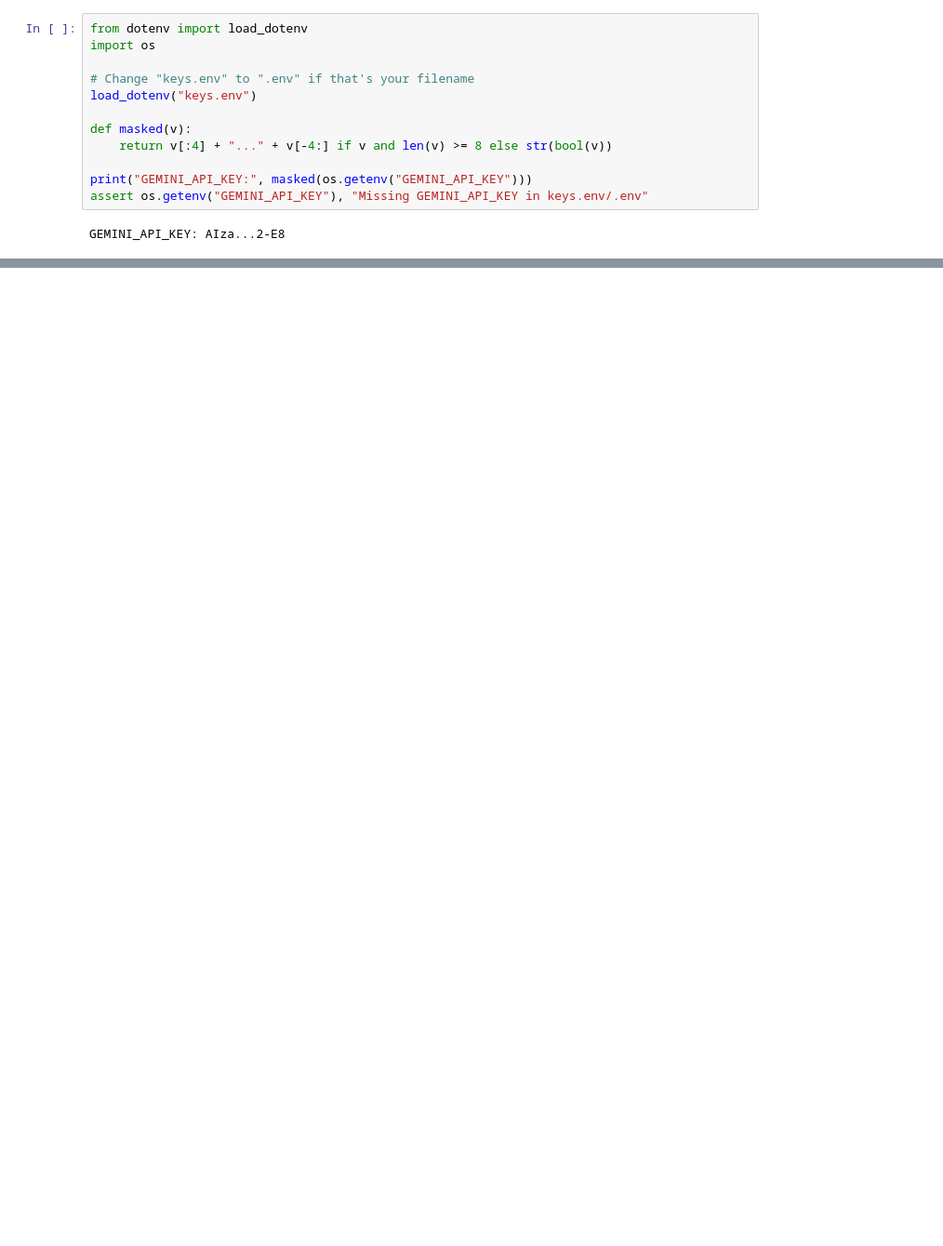
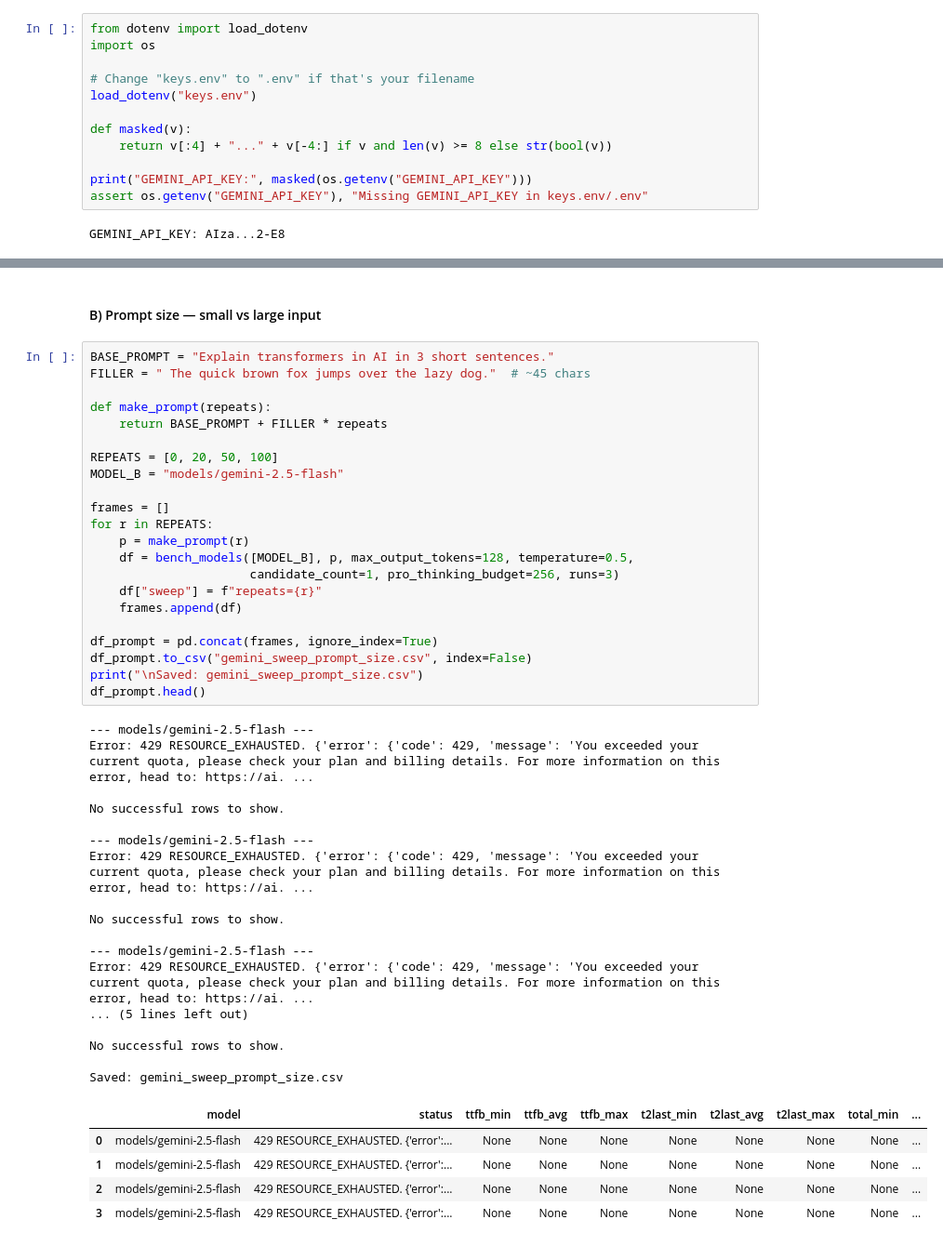
Before and after one commit to BhanutejaS/speech2speech-webapp, a Jupyter notebook: Gemini LLM Models Combarition.ipynb, the cells around one changed output, grey strips where cells are left out. Shown: that part at 93% size. Cells and saved outputs as stored; diff of their text form; blank space fills up the shorter version.

```diff
--- a/Gemini LLM Models Combarition.ipynb
+++ b/Gemini LLM Models Combarition.ipynb
@@ -263,0 +361,47 @@ Error:
+# %% [markdown]
+#### B) Prompt size — small vs large input
+# %%
+BASE_PROMPT = "Explain transformers in AI in 3 short sentences."
+FILLER = " The quick brown fox jumps over the lazy dog."  # ~45 chars
+
+def make_prompt(repeats):
+    return BASE_PROMPT + FILLER * repeats
+
+REPEATS = [0, 20, 50, 100]
+MODEL_B = "models/gemini-2.5-flash"
+
+frames = []
+for r in REPEATS:
+    p = make_prompt(r)
+    df = bench_models([MODEL_B], p, max_output_tokens=128, temperature=0.5,
+                      candidate_count=1, pro_thinking_budget=256, runs=3)
+    df["sweep"] = f"repeats={r}"
+    frames.append(df)
+
+df_prompt = pd.concat(frames, ignore_index=True)
+df_prompt.to_csv("gemini_sweep_prompt_size.csv", index=False)
+print("\nSaved: gemini_sweep_prompt_size.csv")
+df_prompt.head()
+# %% [output]
+--- models/gemini-2.5-flash ---
+Error: 429 RESOURCE_EXHAUSTED. {'error': {'code': 429, 'message': 'You exceeded your current quota, please check your plan and billing details. For more information on this error, head to: https://ai. ...
+
+No successful rows to show.
+
+--- models/gemini-2.5-flash ---
+Error: 429 RESOURCE_EXHAUSTED. {'error': {'code': 429, 'message': 'You exceeded your current quota, please check your plan and billing details. For more information on this error, head to: https://ai. ...
+
+No successful rows to show.
+
+--- models/gemini-2.5-flash ---
+Error: 429 RESOURCE_EXHAUSTED. {'error': {'code': 429, 'message': 'You exceeded your current quota, please check your plan and billing details. For more information on this error, head to: https://ai. ...
+... (5 lines left out)
+
+No successful rows to show.
+
+Saved: gemini_sweep_prompt_size.csv
+|  | model | status | ttfb_min | ttfb_avg | ttfb_max | t2last_min | t2last_avg | t2last_max | total_min | ... |
+| 0 | models/gemini-2.5-flash | 429 RESOURCE_EXHAUSTED. {'error':... | None | None | None | None | None | None | None | ... |
+| 1 | models/gemini-2.5-flash | 429 RESOURCE_EXHAUSTED. {'error':... | None | None | None | None | None | None | None | ... |
+| 2 | models/gemini-2.5-flash | 429 RESOURCE_EXHAUSTED. {'error':... | None | None | None | None | None | None | None | ... |
+| 3 | models/gemini-2.5-flash | 429 RESOURCE_EXHAUSTED. {'error':... | None | None | None | None | None | None | None | ... |
```
Also changed, not shown: parts of 28 cells of this notebook.
